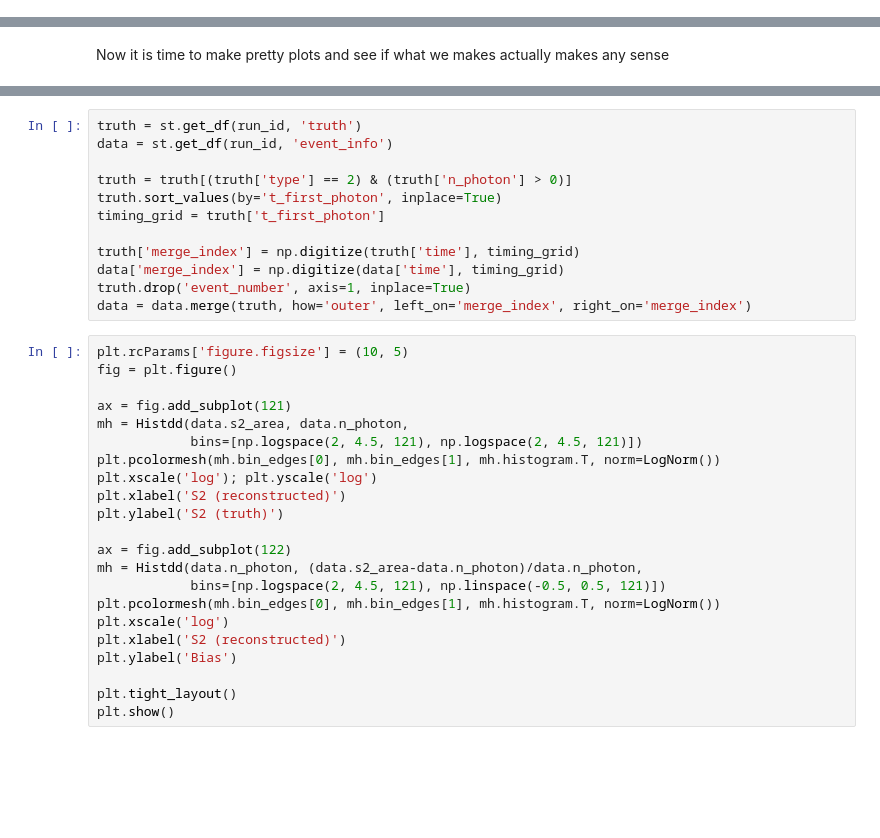
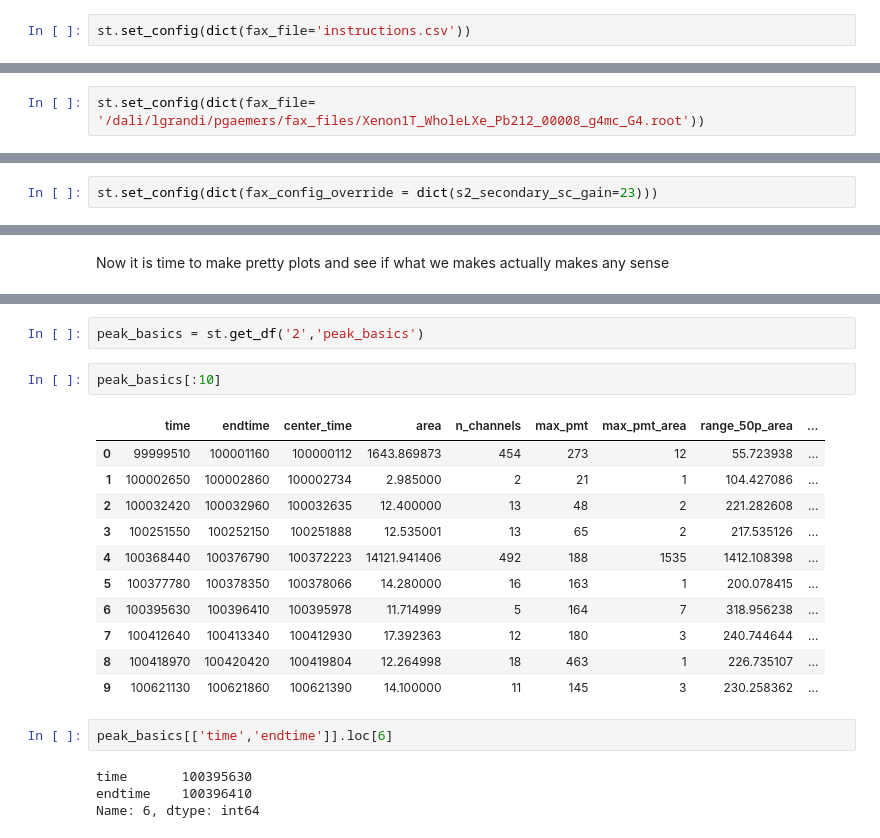
Before and after one commit to XENONnT/WFSim, a Jupyter notebook: notebooks/Fax_Tutorial.ipynb, the cells around one changed output, grey strips where cells are left out. Cells and saved outputs as stored; diff of their text form; blank space fills up the shorter version.

```diff
--- a/notebooks/Fax_Tutorial.ipynb
+++ b/notebooks/Fax_Tutorial.ipynb
@@ -102,0 +155,2 @@ wfsim.strax_interface.rand_instruction = super_awesome_custom_instruction
+# %%
+st.set_config(dict(fax_file='instructions.csv'))
@@ -102,0 +162,2 @@ wfsim.strax_interface.rand_instruction = super_awesome_custom_instruction
+# %%
+st.set_config(dict(fax_file= '/dali/lgrandi/pgaemers/fax_files/Xenon1T_WholeLXe_Pb212_00008_g4mc_G4.root'))
@@ -103,3 +179,5 @@ wfsim.strax_interface.rand_instruction = super_awesome_custom_instruction
+# %%
+st.set_config(dict(fax_config_override = dict(s2_secondary_sc_gain=23)))
 # %% [markdown]
 What actually happens?
 ===
@@ -210,34 +225,22 @@ plt.show()
-# %%
-truth = st.get_df(run_id, 'truth')
-data = st.get_df(run_id, 'event_info')
-
-truth = truth[(truth['type'] == 2) & (truth['n_photon'] > 0)]
-truth.sort_values(by='t_first_photon', inplace=True)
-timing_grid = truth['t_first_photon']
-
-truth['merge_index'] = np.digitize(truth['time'], timing_grid)
-data['merge_index'] = np.digitize(data['time'], timing_grid)
-truth.drop('event_number', axis=1, inplace=True)
-data = data.merge(truth, how='outer', left_on='merge_index', right_on='merge_index')
-# %%
-plt.rcParams['figure.figsize'] = (10, 5)
-fig = plt.figure()
-
-ax = fig.add_subplot(121)
-mh = Histdd(data.s2_area, data.n_photon,
-            bins=[np.logspace(2, 4.5, 121), np.logspace(2, 4.5, 121)])
-plt.pcolormesh(mh.bin_edges[0], mh.bin_edges[1], mh.histogram.T, norm=LogNorm())
-plt.xscale('log'); plt.yscale('log')
-plt.xlabel('S2 (reconstructed)')
-plt.ylabel('S2 (truth)')
-
-ax = fig.add_subplot(122)
-mh = Histdd(data.n_photon, (data.s2_area-data.n_photon)/data.n_photon,
-            bins=[np.logspace(2, 4.5, 121), np.linspace(-0.5, 0.5, 121)])
-plt.pcolormesh(mh.bin_edges[0], mh.bin_edges[1], mh.histogram.T, norm=LogNorm())
-plt.xscale('log')
-plt.xlabel('S2 (reconstructed)')
-plt.ylabel('Bias')
-
-plt.tight_layout()
-plt.show()
+# %%
+peak_basics = st.get_df('2','peak_basics')
+# %%
+peak_basics[:10]
+# %% [output]
+|  | time | endtime | center_time | area | n_channels | max_pmt | max_pmt_area | range_50p_area | ... |
+| 0 | 99999510 | 100001160 | 100000112 | 1643.869873 | 454 | 273 | 12 | 55.723938 | ... |
+| 1 | 100002650 | 100002860 | 100002734 | 2.985000 | 2 | 21 | 1 | 104.427086 | ... |
+| 2 | 100032420 | 100032960 | 100032635 | 12.400000 | 13 | 48 | 2 | 221.282608 | ... |
+| 3 | 100251550 | 100252150 | 100251888 | 12.535001 | 13 | 65 | 2 | 217.535126 | ... |
+| 4 | 100368440 | 100376790 | 100372223 | 14121.941406 | 492 | 188 | 1535 | 1412.108398 | ... |
+| 5 | 100377780 | 100378350 | 100378066 | 14.280000 | 16 | 163 | 1 | 200.078415 | ... |
+| 6 | 100395630 | 100396410 | 100395978 | 11.714999 | 5 | 164 | 7 | 318.956238 | ... |
+| 7 | 100412640 | 100413340 | 100412930 | 17.392363 | 12 | 180 | 3 | 240.744644 | ... |
+| 8 | 100418970 | 100420420 | 100419804 | 12.264998 | 18 | 463 | 1 | 226.735107 | ... |
+| 9 | 100621130 | 100621860 | 100621390 | 14.100000 | 11 | 145 | 3 | 230.258362 | ... |
+# %%
+peak_basics[['time','endtime']].loc[6]
+# %% [output]
+time       100395630
+endtime    100396410
+Name: 6, dtype: int64
```
Also changed, not shown: parts of 57 cells of this notebook.
